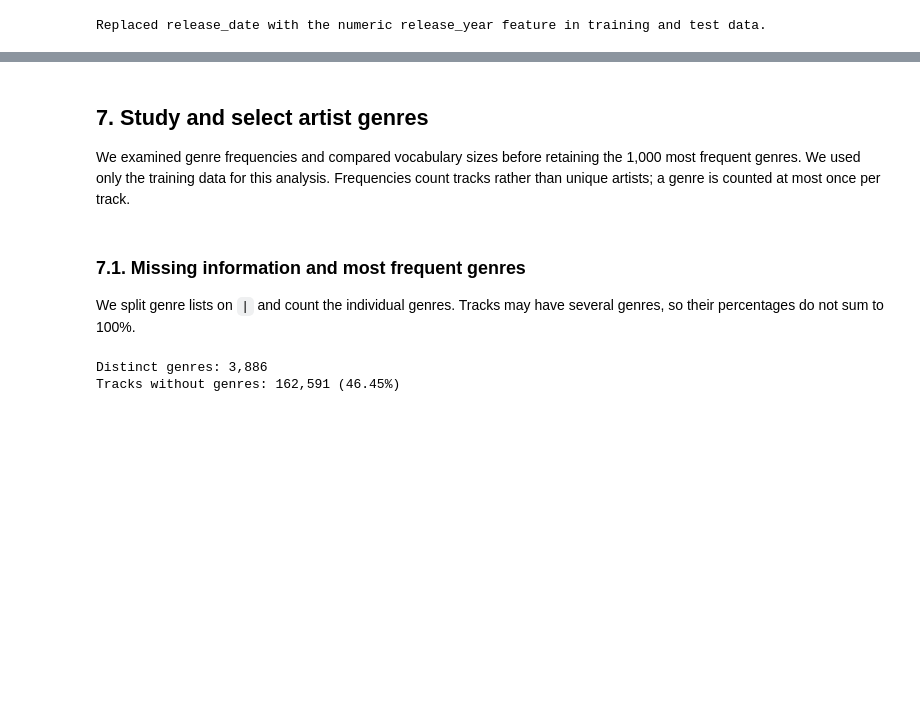
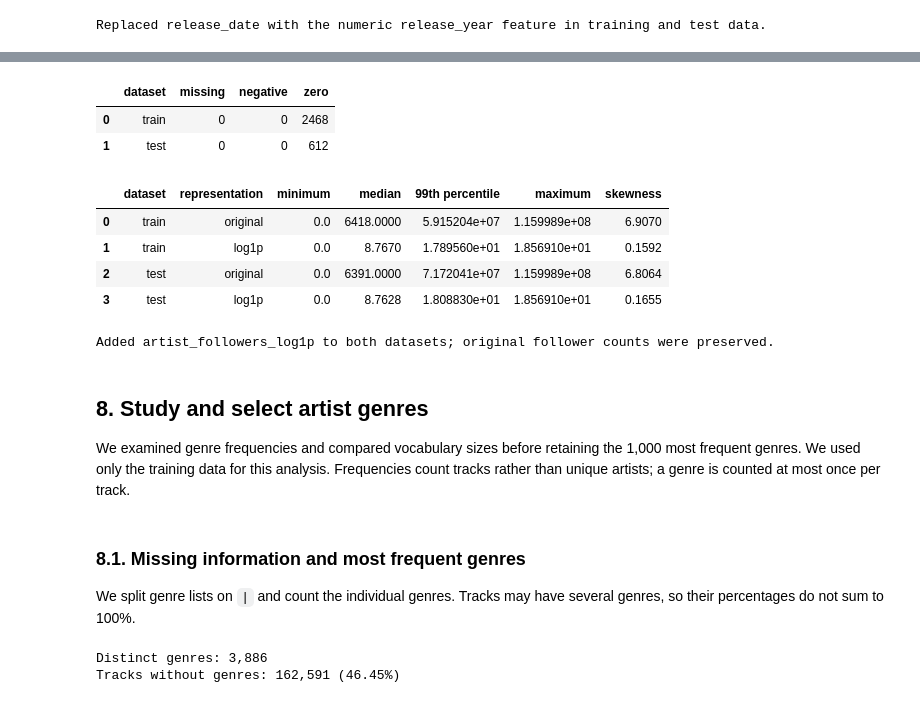
Before and after one commit to GoncaloTorcato/CD, a Jupyter notebook: delivery/music_hit_prediction.ipynb, the cells around one changed output, grey strips where cells are left out. Saved outputs shown, nothing was run; the diff lists cells and outputs as text; code cells hidden in the pictures; blank space fills up the shorter version.

```diff
--- a/delivery/music_hit_prediction.ipynb
+++ b/delivery/music_hit_prediction.ipynb
@@ -300,9 +306,70 @@ Replaced release_date with the numeric release_year feature in training and test
+# %%
+def summarize_followers(datasets):
+    validity = []
+    distributions = []
+    for name, frame in datasets.items():
+        values = frame["artist_followers"]
+        validity.append({
+            "dataset": name,
+            "missing": int(values.isna().sum()),
+            "negative": int(values.lt(0).sum()),
+            "zero": int(values.eq(0).sum()),
+        })
+        if values.lt(0).any():
+            raise ValueError("Follower counts must be non-negative before applying log1p.")
+        for representation, series in (("original", values), ("log1p", np.log1p(values.astype("float64")))):
+            distributions.append({
+                "dataset": name,
+                "representation": representation,
+                "minimum": series.min(),
+                "median": series.median(),
+                "99th percentile": series.quantile(0.99),
+                "maximum": series.max(),
+                "skewness": series.skew(),
+            })
+    return pd.DataFrame(validity), pd.DataFrame(distributions)
+
+
+def add_log_followers(frame):
+    values = frame["artist_followers"]
+    if values.lt(0).any():
+        raise ValueError("Follower counts must be non-negative before applying log1p.")
+    prepared = frame.copy()
+    position = prepared.columns.get_loc("artist_followers") + 1
+    prepared.insert(position, "artist_followers_log1p", np.log1p(values.astype("float64")))
+    return prepared
+
+follower_validity, follower_distributions = summarize_followers({"train": train_raw, "test": test_raw})
+display(follower_validity)
+display(follower_distributions.round(4))
+# %% [output]
+|  | dataset | missing | negative | zero |
+| 0 | train | 0 | 0 | 2468 |
+| 1 | test | 0 | 0 | 612 |
+|  | dataset | representation | minimum | median | 99th percentile | maximum | skewness |
+| 0 | train | original | 0.0 | 6418.0000 | 5.915204e+07 | 1.159989e+08 | 6.9070 |
+| 1 | train | log1p | 0.0 | 8.7670 | 1.789560e+01 | 1.856910e+01 | 0.1592 |
+| 2 | test | original | 0.0 | 6391.0000 | 7.172041e+07 | 1.159989e+08 | 6.8064 |
+| 3 | test | log1p | 0.0 | 8.7628 | 1.808830e+01 | 1.856910e+01 | 0.1655 |
+# %%
+train_clean = add_log_followers(train_clean)
+test_clean = add_log_followers(test_clean)
+for original, cleaned in ((train_retained, train_clean), (test_raw, test_clean)):
+    pd.testing.assert_series_equal(original["artist_followers"], cleaned["artist_followers"])
+    np.testing.assert_allclose(
+        cleaned["artist_followers_log1p"].to_numpy(),
+        np.log1p(original["artist_followers"].to_numpy(dtype=float)), equal_nan=True,
+    )
+    assert cleaned.loc[original["artist_followers"].eq(0), "artist_followers_log1p"].eq(0).all()
+print("Added artist_followers_log1p to both datasets; original follower counts were preserved.")
+# %% [output]
+Added artist_followers_log1p to both datasets; original follower counts were preserved.
 # %% [markdown]
-## 7. Study and select artist genres
+## 8. Study and select artist genres
 
 We examined genre frequencies and compared vocabulary sizes before retaining the 1,000 most frequent genres. We used only the training data for this analysis. Frequencies count tracks rather than unique artists; a genre is counted at most once per track.
 # %% [markdown]
-### 7.1. Missing information and most frequent genres
+### 8.1. Missing information and most frequent genres
 
 We split genre lists on `|` and count the individual genres. Tracks may have several genres, so their percentages do not sum to 100%.
 # %%
```
Also changed, not shown: parts of 10 cells of this notebook, 4 other files.
